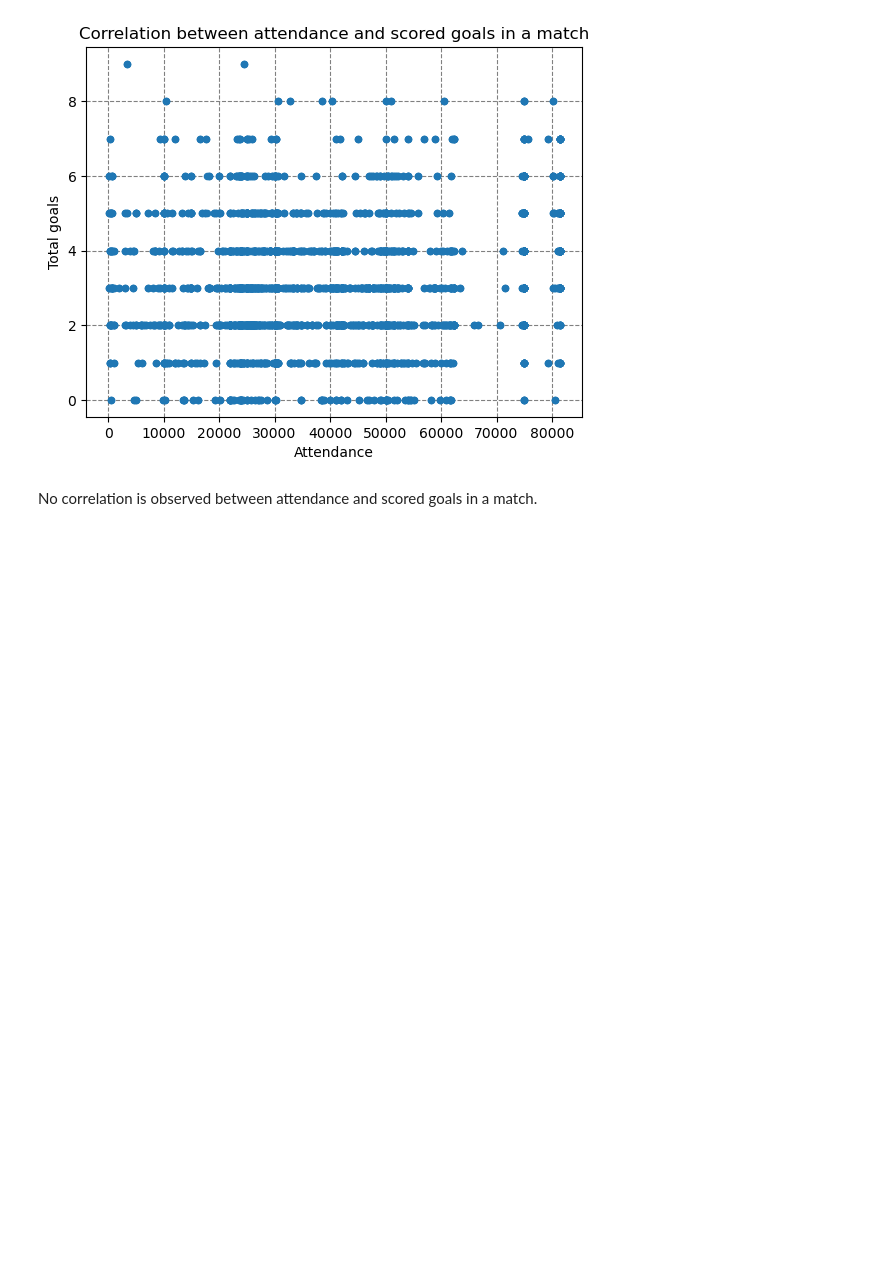
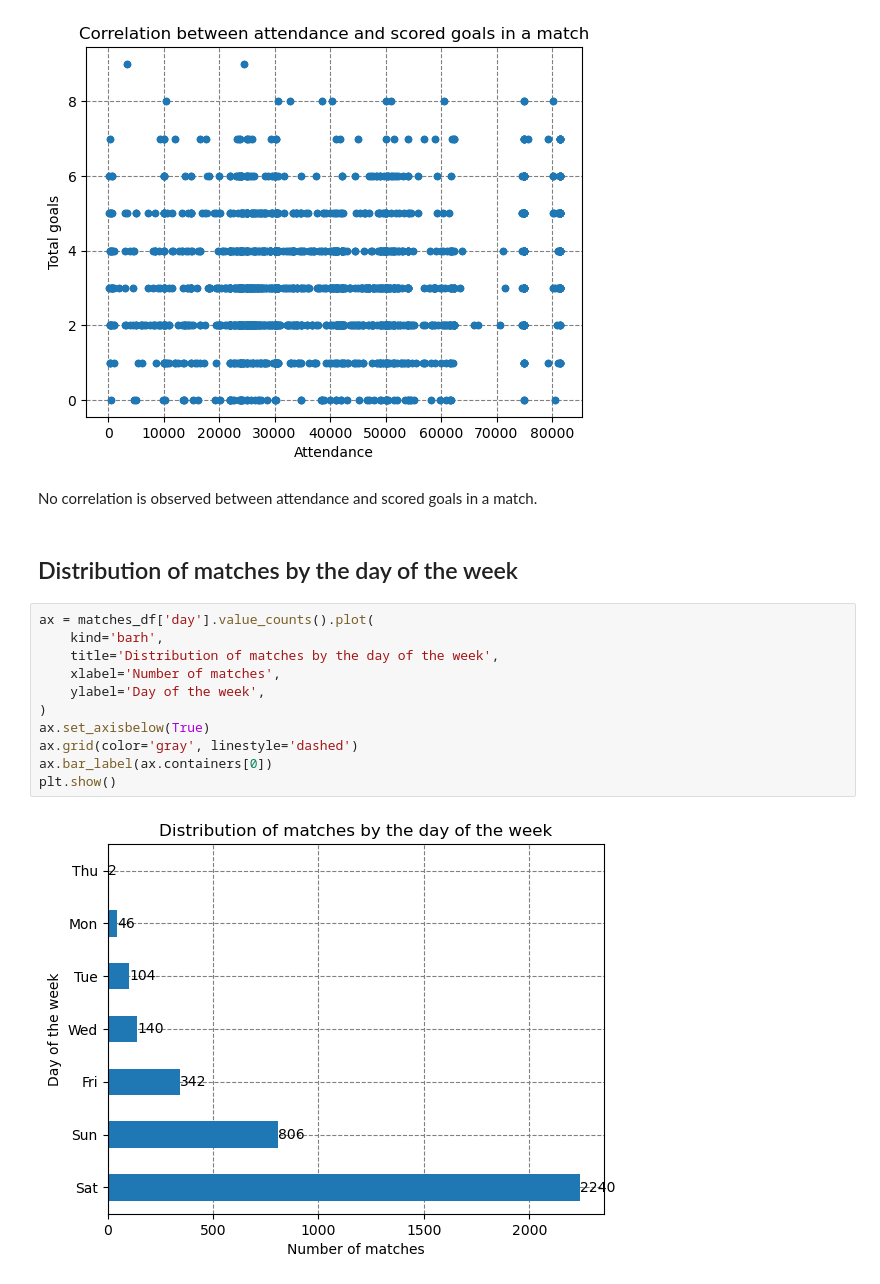
Before and after one commit to stoyanK7/football-prediction, a Jupyter notebook: data_engineering/4.exploring.ipynb, the cells around one changed output. Drawn from its saved outputs; the diff is of its cells as text; blank space fills up the shorter version.

Commit message:
add extra charts

```diff
--- a/data_engineering/4.exploring.ipynb
+++ b/data_engineering/4.exploring.ipynb
@@ -138,3 +140,18 @@ plt.show()
 [figure]
 # %% [markdown]
 No correlation is observed between attendance and scored goals in a match.
+# %% [markdown]
+## Distribution of matches by the day of the week
+# %%
+ax = matches_df['day'].value_counts().plot(
+    kind='barh',
+    title='Distribution of matches by the day of the week',
+    xlabel='Number of matches',
+    ylabel='Day of the week',
+)
+ax.set_axisbelow(True)
+ax.grid(color='gray', linestyle='dashed')
+ax.bar_label(ax.containers[0])
+plt.show()
+# %% [output]
+[figure, added]
```
Also changed, not shown: parts of 18 cells of this notebook.
